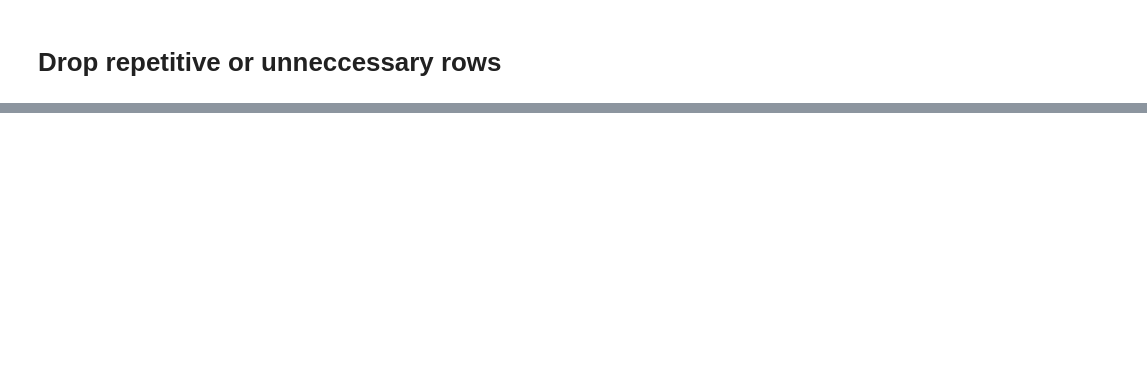
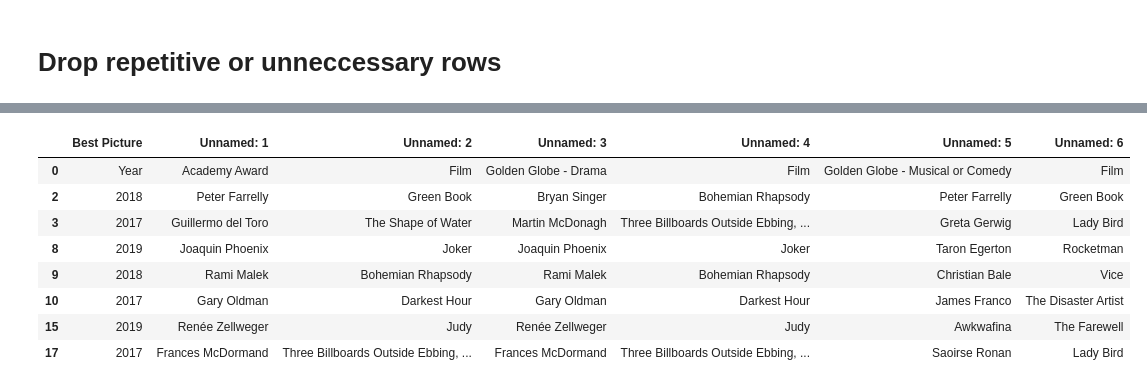
Before and after one commit to UUCompSci/data-visualizations, a Jupyter notebook: Chapter 1/Lab1.ipynb, the cells around one changed output, grey strips where cells are left out. Cells and saved outputs as stored; diff of their text form; code cells hidden in the pictures; blank space fills up the shorter version.

```diff
--- a/Chapter 1/Lab1.ipynb
+++ b/Chapter 1/Lab1.ipynb
@@ -115,0 +122,20 @@ data.drop(index=[4, 5, 7, 11, 12, 14])
+# %%
+multi_award_film = data[(data['Unnamed: 2']=='Film')
+ |   (data['Unnamed: 2']=='Green Book')
+ | (data['Unnamed: 2']=='Joker')
+ | (data['Unnamed: 2']=='Bohemian Rhapsody')
+ | (data['Unnamed: 2']=='Darkest Hour')
+ | (data['Unnamed: 2']=='Judy')
+ | (data['Unnamed: 2']=='Three Billboards Outside Ebbing, Missouri')
+ | (data['Unnamed: 6']=='Lady Bird')]
+multi_award_film
+# %% [output]
+|  | Best Picture | Unnamed: 1 | Unnamed: 2 | Unnamed: 3 | Unnamed: 4 | Unnamed: 5 | Unnamed: 6 |
+| 0 | Year | Academy Award | Film | Golden Globe - Drama | Film | Golden Globe - Musical or Comedy | Film |
+| 2 | 2018 | Peter Farrelly | Green Book | Bryan Singer | Bohemian Rhapsody | Peter Farrelly | Green Book |
+| 3 | 2017 | Guillermo del Toro | The Shape of Water | Martin McDonagh | Three Billboards Outside Ebbing, ... | Greta Gerwig | Lady Bird |
+| 8 | 2019 | Joaquin Phoenix | Joker | Joaquin Phoenix | Joker | Taron Egerton | Rocketman |
+| 9 | 2018 | Rami Malek | Bohemian Rhapsody | Rami Malek | Bohemian Rhapsody | Christian Bale | Vice |
+| 10 | 2017 | Gary Oldman | Darkest Hour | Gary Oldman | Darkest Hour | James Franco | The Disaster Artist |
+| 15 | 2019 | Renée Zellweger | Judy | Renée Zellweger | Judy | Awkwafina | The Farewell |
+| 17 | 2017 | Frances McDormand | Three Billboards Outside Ebbing, ... | Frances McDormand | Three Billboards Outside Ebbing, ... | Saoirse Ronan | Lady Bird |
```
Also changed, not shown: parts of 8 cells of this notebook, 2 other files.
